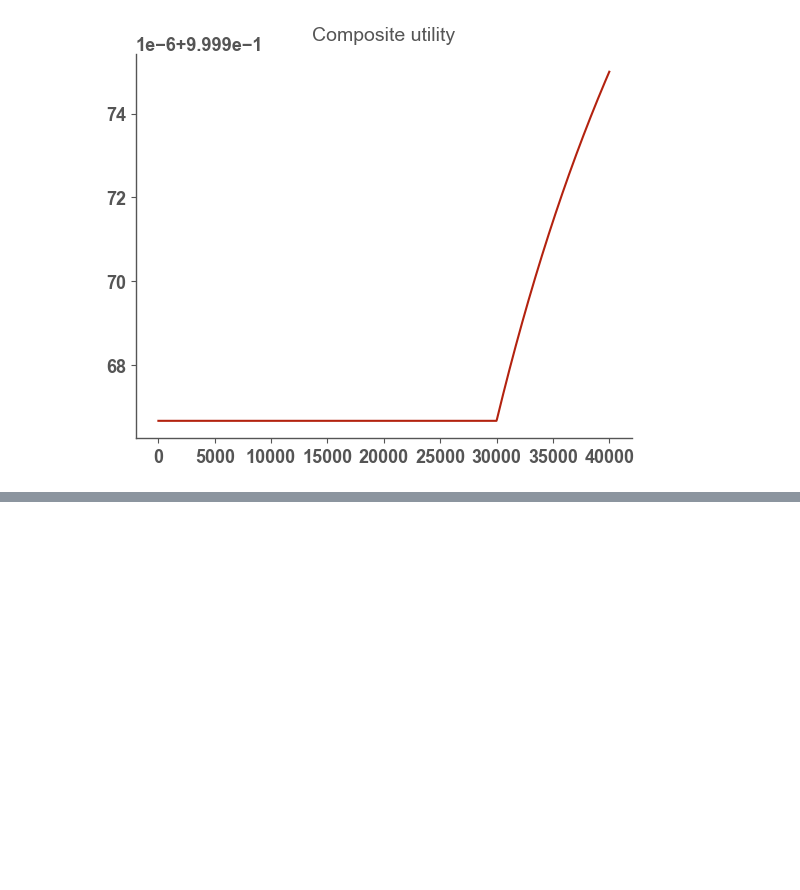
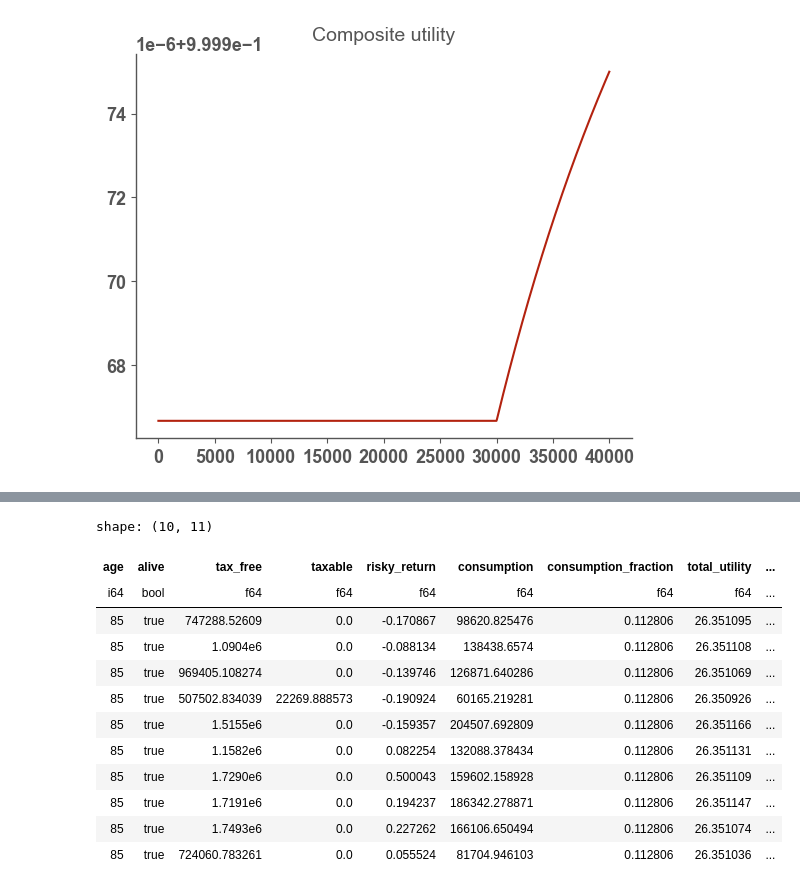
Before and after one commit to jaryaman/financial-decisions, a Jupyter notebook: notebooks/6-monte-carlo.ipynb, the cells around one changed output, grey strips where cells are left out. Saved outputs shown, nothing was run; the diff lists cells and outputs as text; code cells hidden in the pictures; blank space fills up the shorter version.

```diff
--- a/notebooks/6-monte-carlo.ipynb
+++ b/notebooks/6-monte-carlo.ipynb
@@ -68,0 +108,16 @@ ax.set_ylabel("Annual consumption ($)");
+# %%
+sims.filter(col("age")==85)
+# %% [output]
+shape: (10, 11)
+| age | alive | tax_free | taxable | risky_return | consumption | consumption_fraction | total_utility | ... |
+| i64 | bool | f64 | f64 | f64 | f64 | f64 | f64 | ... |
+| 85 | true | 747288.52609 | 0.0 | -0.170867 | 98620.825476 | 0.112806 | 26.351095 | ... |
+| 85 | true | 1.0904e6 | 0.0 | -0.088134 | 138438.6574 | 0.112806 | 26.351108 | ... |
+| 85 | true | 969405.108274 | 0.0 | -0.139746 | 126871.640286 | 0.112806 | 26.351069 | ... |
+| 85 | true | 507502.834039 | 22269.888573 | -0.190924 | 60165.219281 | 0.112806 | 26.350926 | ... |
+| 85 | true | 1.5155e6 | 0.0 | -0.159357 | 204507.692809 | 0.112806 | 26.351166 | ... |
+| 85 | true | 1.1582e6 | 0.0 | 0.082254 | 132088.378434 | 0.112806 | 26.351131 | ... |
+| 85 | true | 1.7290e6 | 0.0 | 0.500043 | 159602.158928 | 0.112806 | 26.351109 | ... |
+| 85 | true | 1.7191e6 | 0.0 | 0.194237 | 186342.278871 | 0.112806 | 26.351147 | ... |
+| 85 | true | 1.7493e6 | 0.0 | 0.227262 | 166106.650494 | 0.112806 | 26.351074 | ... |
+| 85 | true | 724060.783261 | 0.0 | 0.055524 | 81704.946103 | 0.112806 | 26.351036 | ... |
```
Also changed, not shown: parts of 6 cells of this notebook, 4 other files.
